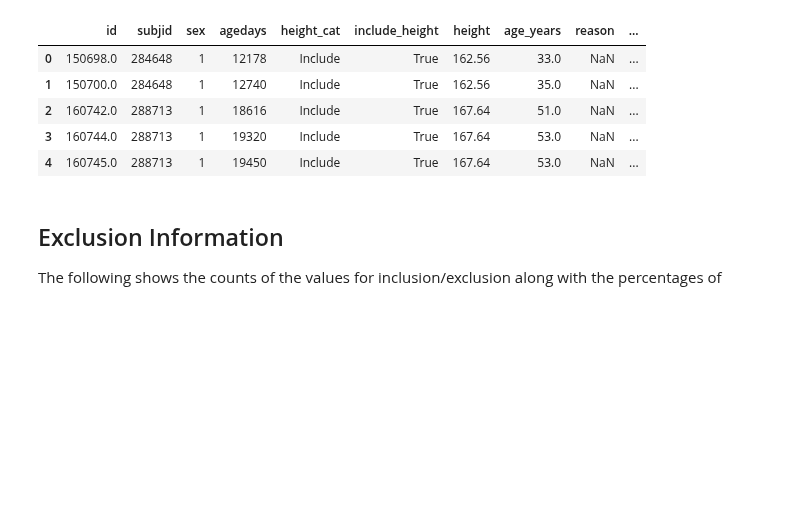
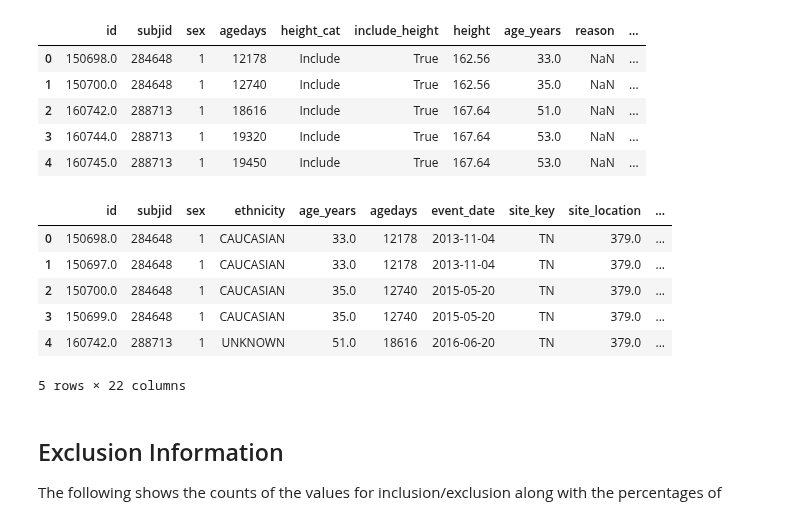
Before and after one commit to mitre/GrowthViz, a Jupyter notebook: GrowthViz.ipynb, the cells around one changed output. Saved outputs shown, nothing was run; the diff lists cells and outputs as text; code cells hidden in the pictures; blank space fills up the shorter version.

```diff
--- a/GrowthViz.ipynb
+++ b/GrowthViz.ipynb
@@ -179,3 +161,15 @@ obs_wbmi = pd.concat([obs, for_bmi])
+# %%
+# create BMI data to add below for individual trajectories
+obs_wbmi = charts.setup_bmi(merged_df, obs)
+obs_wbmi.head()
+# %% [output]
+|  | id | subjid | sex | ethnicity | age_years | agedays | event_date | site_key | site_location | ... |
+| 0 | 150698.0 | 284648 | 1 | CAUCASIAN | 33.0 | 12178 | 2013-11-04 | TN | 379.0 | ... |
+| 1 | 150697.0 | 284648 | 1 | CAUCASIAN | 33.0 | 12178 | 2013-11-04 | TN | 379.0 | ... |
+| 2 | 150700.0 | 284648 | 1 | CAUCASIAN | 35.0 | 12740 | 2015-05-20 | TN | 379.0 | ... |
+| 3 | 150699.0 | 284648 | 1 | CAUCASIAN | 35.0 | 12740 | 2015-05-20 | TN | 379.0 | ... |
+| 4 | 160742.0 | 288713 | 1 | UNKNOWN | 51.0 | 18616 | 2016-06-20 | TN | 379.0 | ... |
+5 rows × 22 columns
 # %% [markdown]
 ## Exclusion Information
 
```
Also changed, not shown: parts of 12 cells of this notebook, 2 other files.
